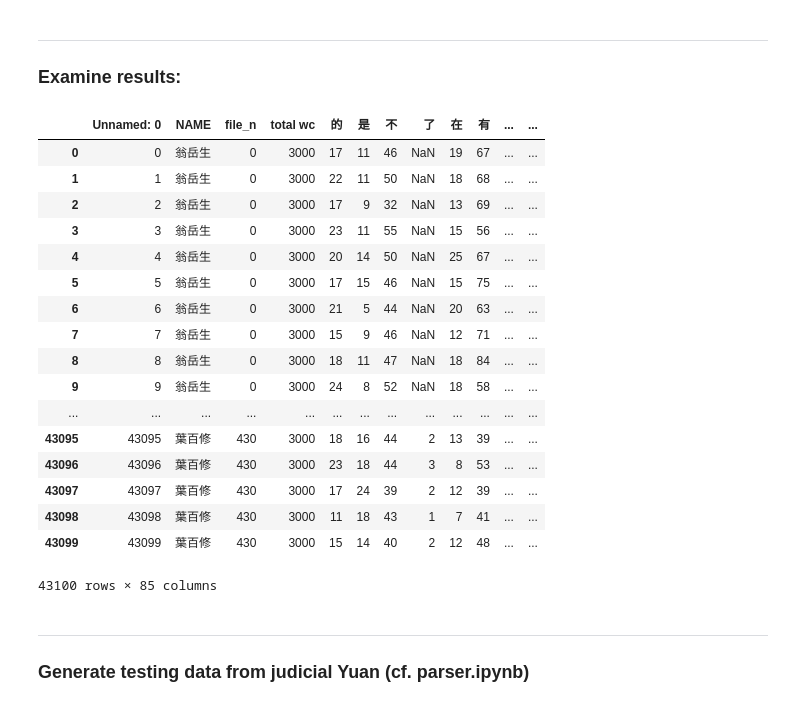
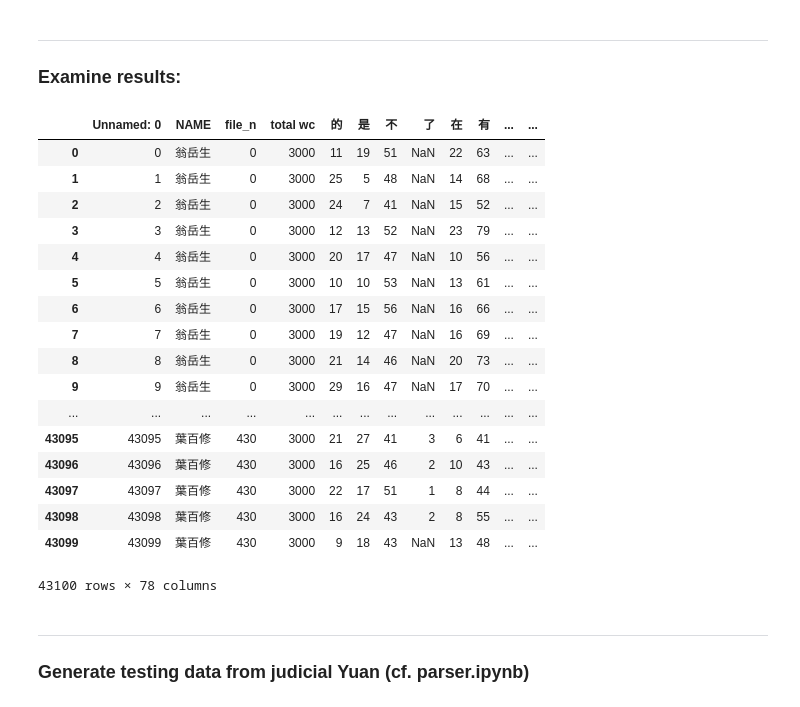
Before and after one commit to ldes89150/Linguistic_Analysis_Final_Project, a Jupyter notebook: vectorize.ipynb, the cells around one changed output. Cells and saved outputs as stored; diff of their text form; code cells hidden in the pictures.

```diff
--- a/vectorize.ipynb
+++ b/vectorize.ipynb
@@ -119,27 +127,27 @@ df.to_csv("./vectorized.csv", encoding="utf-8")
 ### Examine results:
 # %%
 import pandas as pd
-test = pd.read_csv("./vectorized.csv", encoding="utf-8")
+test = pd.read_csv("./vectorized_fw2.csv", encoding="utf-8")
 test
 # %% [output]
 |  | Unnamed: 0 | NAME | file_n | total wc | 的 | 是 | 不 | 了 | 在 | 有 | ... | ... |
-| 0 | 0 | 翁岳生 | 0 | 3000 | 17 | 11 | 46 | NaN | 19 | 67 | ... | ... |
-| 1 | 1 | 翁岳生 | 0 | 3000 | 22 | 11 | 50 | NaN | 18 | 68 | ... | ... |
-| 2 | 2 | 翁岳生 | 0 | 3000 | 17 | 9 | 32 | NaN | 13 | 69 | ... | ... |
-| 3 | 3 | 翁岳生 | 0 | 3000 | 23 | 11 | 55 | NaN | 15 | 56 | ... | ... |
-| 4 | 4 | 翁岳生 | 0 | 3000 | 20 | 14 | 50 | NaN | 25 | 67 | ... | ... |
-| 5 | 5 | 翁岳生 | 0 | 3000 | 17 | 15 | 46 | NaN | 15 | 75 | ... | ... |
-| 6 | 6 | 翁岳生 | 0 | 3000 | 21 | 5 | 44 | NaN | 20 | 63 | ... | ... |
-| 7 | 7 | 翁岳生 | 0 | 3000 | 15 | 9 | 46 | NaN | 12 | 71 | ... | ... |
-| 8 | 8 | 翁岳生 | 0 | 3000 | 18 | 11 | 47 | NaN | 18 | 84 | ... | ... |
-| 9 | 9 | 翁岳生 | 0 | 3000 | 24 | 8 | 52 | NaN | 18 | 58 | ... | ... |
+| 0 | 0 | 翁岳生 | 0 | 3000 | 11 | 19 | 51 | NaN | 22 | 63 | ... | ... |
+| 1 | 1 | 翁岳生 | 0 | 3000 | 25 | 5 | 48 | NaN | 14 | 68 | ... | ... |
+| 2 | 2 | 翁岳生 | 0 | 3000 | 24 | 7 | 41 | NaN | 15 | 52 | ... | ... |
+| 3 | 3 | 翁岳生 | 0 | 3000 | 12 | 13 | 52 | NaN | 23 | 79 | ... | ... |
+| 4 | 4 | 翁岳生 | 0 | 3000 | 20 | 17 | 47 | NaN | 10 | 56 | ... | ... |
+| 5 | 5 | 翁岳生 | 0 | 3000 | 10 | 10 | 53 | NaN | 13 | 61 | ... | ... |
+| 6 | 6 | 翁岳生 | 0 | 3000 | 17 | 15 | 56 | NaN | 16 | 66 | ... | ... |
+| 7 | 7 | 翁岳生 | 0 | 3000 | 19 | 12 | 47 | NaN | 16 | 69 | ... | ... |
+| 8 | 8 | 翁岳生 | 0 | 3000 | 21 | 14 | 46 | NaN | 20 | 73 | ... | ... |
+| 9 | 9 | 翁岳生 | 0 | 3000 | 29 | 16 | 47 | NaN | 17 | 70 | ... | ... |
 | ... | ... | ... | ... | ... | ... | ... | ... | ... | ... | ... | ... | ... |
-| 43095 | 43095 | 葉百修 | 430 | 3000 | 18 | 16 | 44 | 2 | 13 | 39 | ... | ... |
-| 43096 | 43096 | 葉百修 | 430 | 3000 | 23 | 18 | 44 | 3 | 8 | 53 | ... | ... |
-| 43097 | 43097 | 葉百修 | 430 | 3000 | 17 | 24 | 39 | 2 | 12 | 39 | ... | ... |
-| 43098 | 43098 | 葉百修 | 430 | 3000 | 11 | 18 | 43 | 1 | 7 | 41 | ... | ... |
-| 43099 | 43099 | 葉百修 | 430 | 3000 | 15 | 14 | 40 | 2 | 12 | 48 | ... | ... |
+| 43095 | 43095 | 葉百修 | 430 | 3000 | 21 | 27 | 41 | 3 | 6 | 41 | ... | ... |
+| 43096 | 43096 | 葉百修 | 430 | 3000 | 16 | 25 | 46 | 2 | 10 | 43 | ... | ... |
+| 43097 | 43097 | 葉百修 | 430 | 3000 | 22 | 17 | 51 | 1 | 8 | 44 | ... | ... |
+| 43098 | 43098 | 葉百修 | 430 | 3000 | 16 | 24 | 43 | 2 | 8 | 55 | ... | ... |
+| 43099 | 43099 | 葉百修 | 430 | 3000 | 9 | 18 | 43 | NaN | 13 | 48 | ... | ... |
-43100 rows × 85 columns
+43100 rows × 78 columns
 # %% [markdown]
 ---
 ### Generate testing data from judicial Yuan (cf. parser.ipynb)
```
Also changed, not shown: parts of 3 cells of this notebook, 2 other files.
